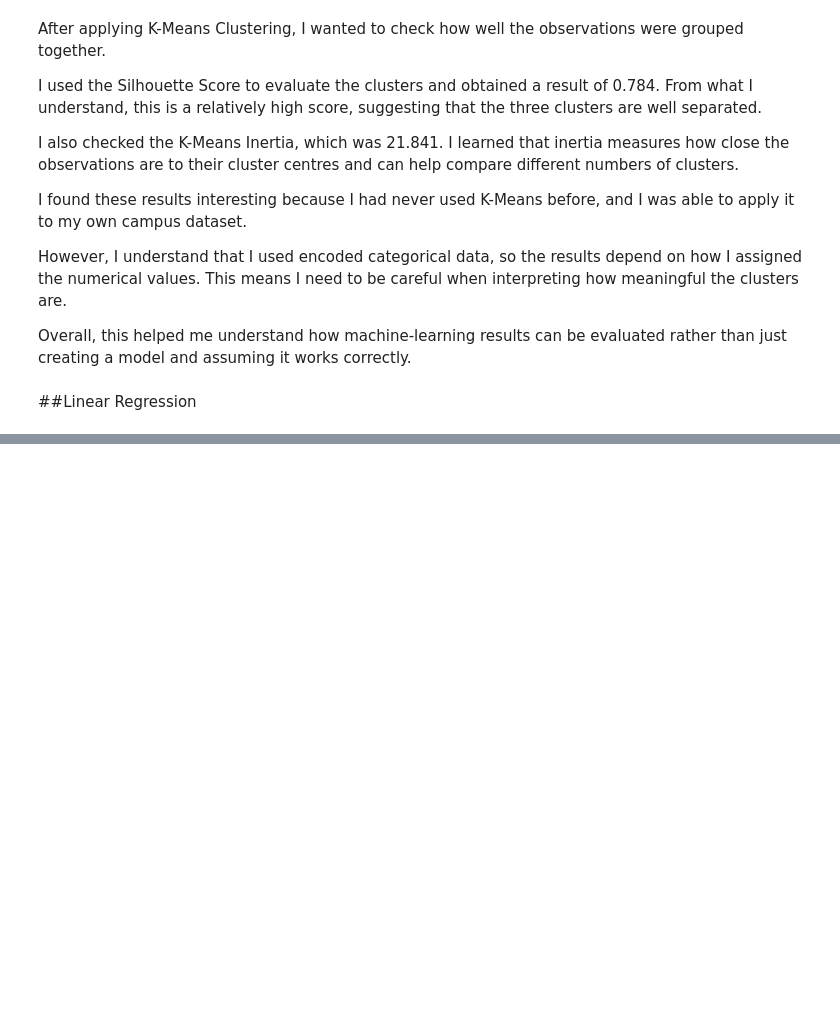
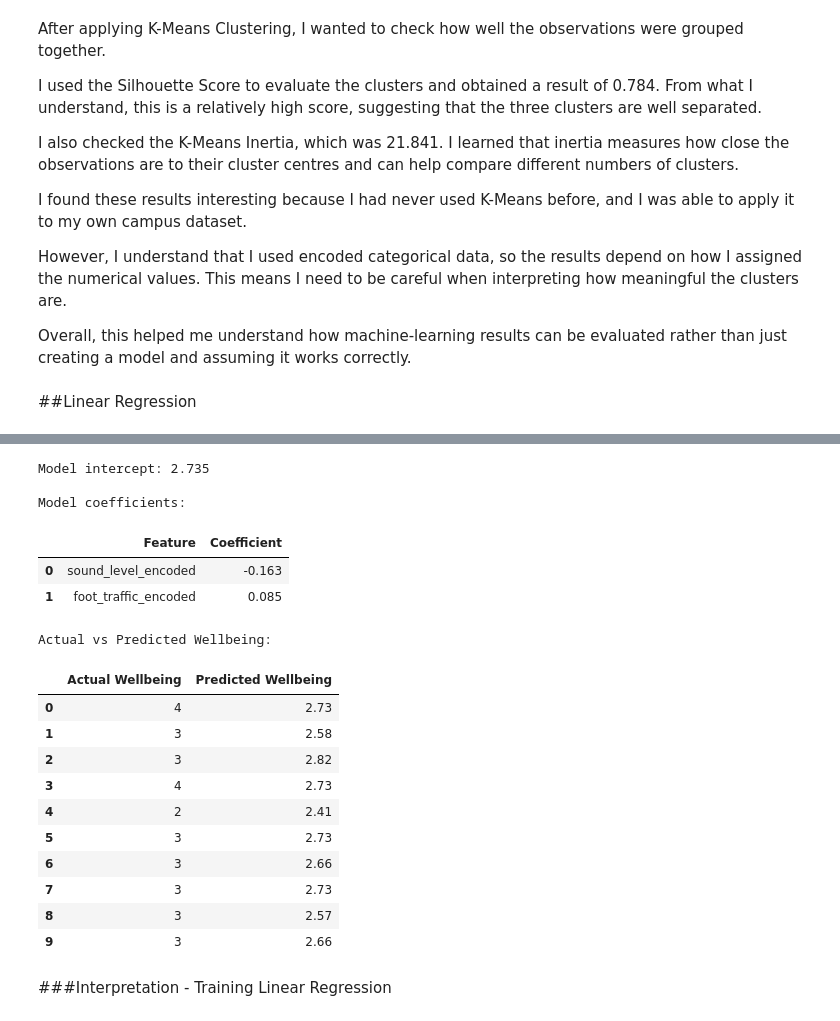
Before and after one commit to Beatricepapi/ml-campus_data_project-colab, a Jupyter notebook: Beatrice_Papi_Machine_Learning_with_Python_Project.ipynb, the cells around one changed output, grey strips where cells are left out. Cells and saved outputs as stored; diff of their text form; code cells hidden in the pictures; blank space fills up the shorter version.

```diff
--- a/Beatrice_Papi_Machine_Learning_with_Python_Project.ipynb
+++ b/Beatrice_Papi_Machine_Learning_with_Python_Project.ipynb
@@ -1177,0 +1434,51 @@ Overall, this helped me understand how machine-learning results can be evaluated
+# %%
+from sklearn.linear_model import LinearRegression
+import pandas as pd
+
+# Create the model
+reg_model = LinearRegression()
+
+# Train the model
+reg_model.fit(X_train, y_train)
+
+y_pred = reg_model.predict(X_test)
+
+print("Model intercept:", round(reg_model.intercept_, 3))
+
+print("\nModel coefficients:")
+display(
+    pd.DataFrame({
+        'Feature': X_train.columns,
+        'Coefficient': reg_model.coef_
+    }).round(3)
+)
+
+# Compare actual and predicted wellbeing scores
+print("\nActual vs Predicted Wellbeing:")
+display(
+    pd.DataFrame({
+        'Actual Wellbeing': y_test.values,
+        'Predicted Wellbeing': y_pred
+    }).head(10).round(2)
+)
+# %% [output]
+Model intercept: 2.735
+
+Model coefficients:
+|  | Feature | Coefficient |
+| 0 | sound_level_encoded | -0.163 |
+| 1 | foot_traffic_encoded | 0.085 |
+Actual vs Predicted Wellbeing:
+|  | Actual Wellbeing | Predicted Wellbeing |
+| 0 | 4 | 2.73 |
+| 1 | 3 | 2.58 |
+| 2 | 3 | 2.82 |
+| 3 | 4 | 2.73 |
+| 4 | 2 | 2.41 |
+| 5 | 3 | 2.73 |
+| 6 | 3 | 2.66 |
+| 7 | 3 | 2.73 |
+| 8 | 3 | 2.57 |
+| 9 | 3 | 2.66 |
+# %% [markdown]
+###Interpretation - Training Linear Regression
```
Also changed, not shown: parts of 34 cells of this notebook.
